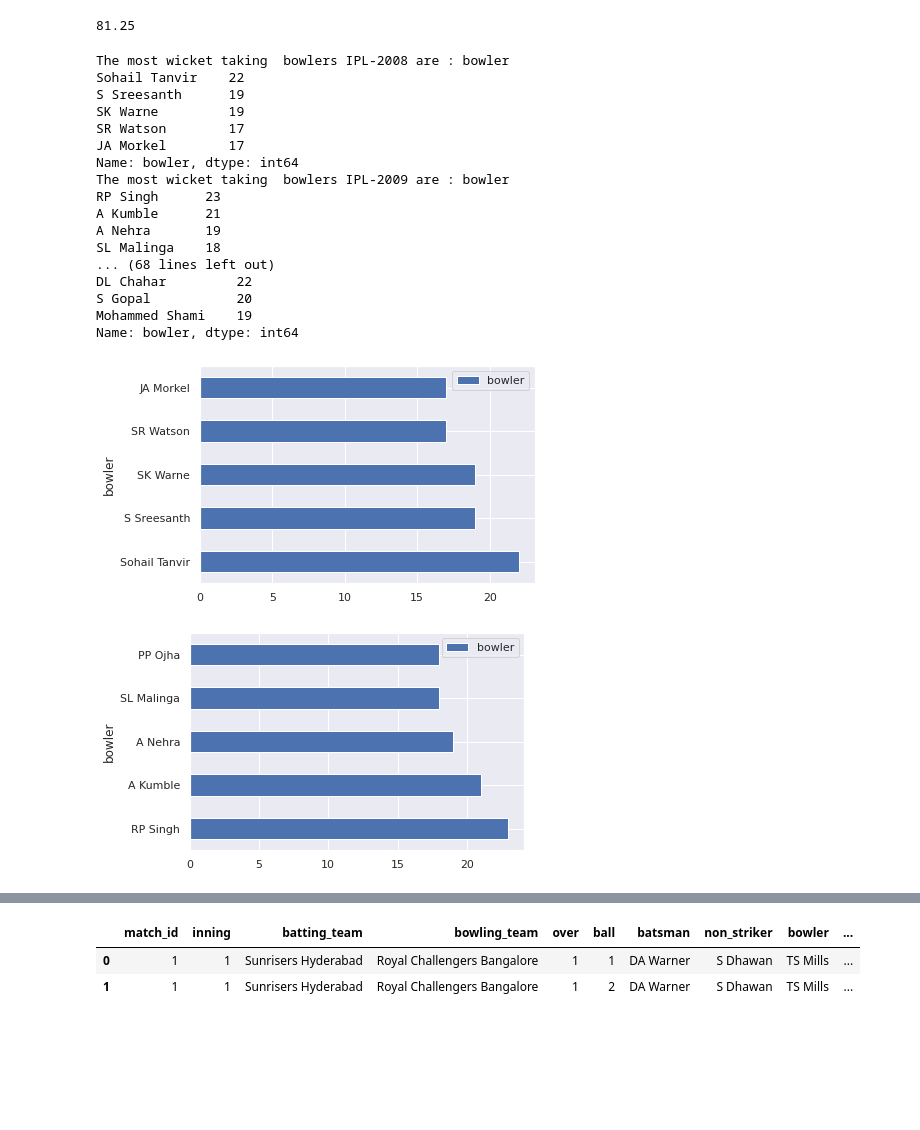
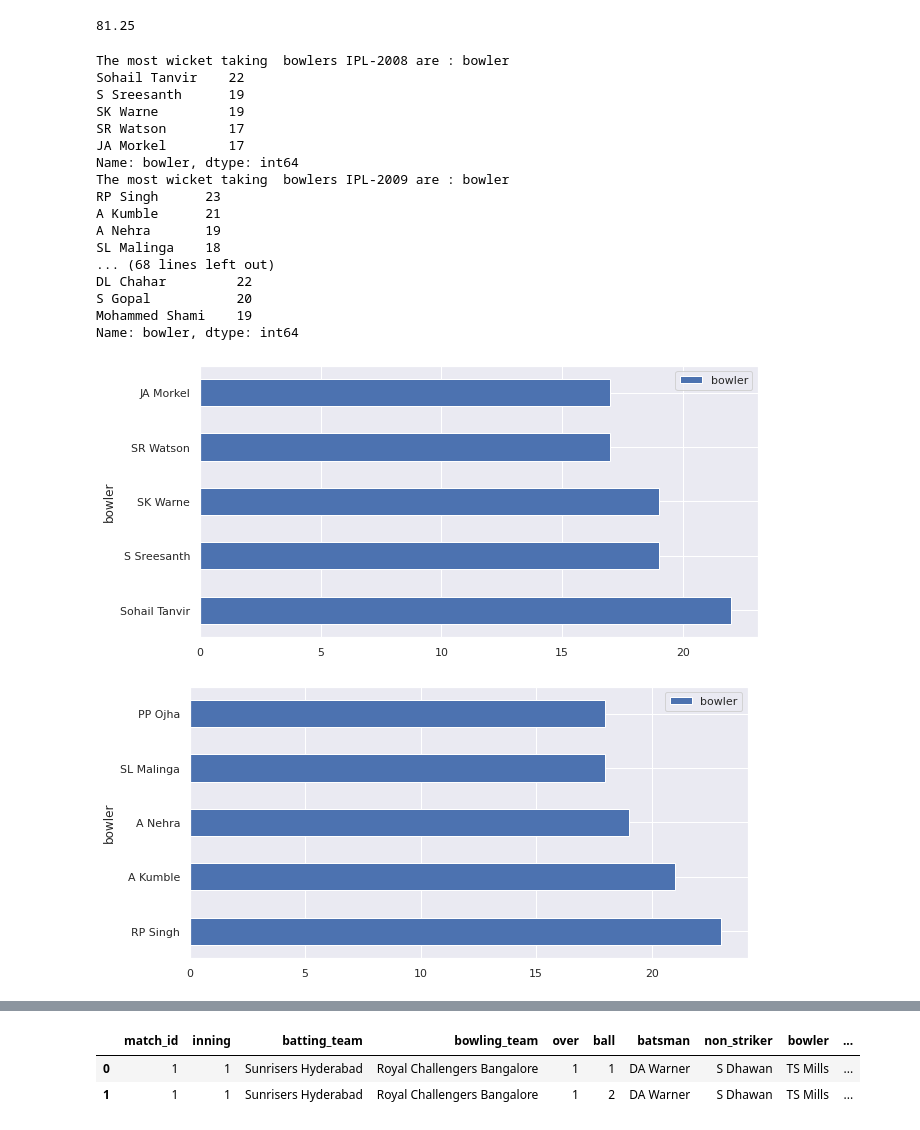
Before and after one commit to akhileshchoudhary1994/IPL-T-20-Cricket-analysis, a Jupyter notebook: Copy_of_IPL_T20_Cricket_Analysis_Capstone_Project.ipynb, the cells around one changed output, grey strips where cells are left out. Drawn from its saved outputs; the diff is of its cells as text; code cells hidden in the pictures; blank space fills up the shorter version.

```diff
--- a/Copy_of_IPL_T20_Cricket_Analysis_Capstone_Project.ipynb
+++ b/Copy_of_IPL_T20_Cricket_Analysis_Capstone_Project.ipynb
@@ -181,6 +181,7 @@ l=["IPL-2008","IPL-2009","IPL-2010","IPL-2011","IPL-2012","IPL-2013","IPL-2014",
 for i in l:
   print(f'The most runs scorer in {i} are : {most_runs_scored(i)}')
   import matplotlib.pyplot as plt
+  plt.rcParams["figure.figsize"] = (10,5)
   from matplotlib.ticker import StrMethodFormatter
   pd.DataFrame(most_runs_scored(i)).plot(kind="barh")
 
@@ -255,31 +256,33 @@ def most_wicketer(x):
 # %%
 l=["IPL-2008","IPL-2009","IPL-2010","IPL-2011","IPL-2012","IPL-2013","IPL-2014","IPL-2015","IPL-2016","IPL-2017","IPL-2018","IPL-2019"]
 for i in l:
   import matplotlib.pyplot as plt
   from matplotlib.ticker import StrMethodFormatter
 
-  print(f'The most wicket taking  bowlers {i} are : {most_wicketer(i)}')
+  print(f'The most wicket taking  bowlers {i} are : {(most_wicketer(i))}')
+  plt.rcParams["figure.figsize"] = (10,5)
+
   pd.DataFrame(most_wicketer(i)).plot(kind="barh")
 
   #('Mumbai Indians', 'Kochi Tuskers Kerala', 'Gujarat Lions', 'Delhi Daredevils', 'Kings XI Punjab', 'Chennai Super Kings', 'Rajasthan Royals', 'Sunrisers Hyderabad', 'Rising Pune Supergiants', 'Kolkata Knight Riders', 'Delhi Capitals', 'Pune Warriors', 'Deccan Chargers', 'Rising Pune Supergiant', 'Royal Challengers Bangalore')
   n=['Rajasthan Royals','Deccan Chargers','Deccan Chargers','Mumbai Indians','Delhi Daredevils','Chennai Super Kings','Chennai Super Kings','Sunrisers Hyderabad','Sunrisers Hyderabad','Kings XI Punjab','Chennai Super Kings']
 # %% [output]
 The most wicket taking  bowlers IPL-2008 are : bowler
 Sohail Tanvir    22
 S Sreesanth      19
 SK Warne         19
 SR Watson        17
 JA Morkel        17
 Name: bowler, dtype: int64
 The most wicket taking  bowlers IPL-2009 are : bowler
 RP Singh      23
 A Kumble      21
 A Nehra       19
 SL Malinga    18
 ... (68 lines left out)
 DL Chahar         22
 S Gopal           20
 Mohammed Shami    19
 Name: bowler, dtype: int64
-[figure, old version]
+[figure, new version]
-[figure, old version]
+[figure, new version]
```
Also changed, not shown: parts of 23 cells of this notebook.
